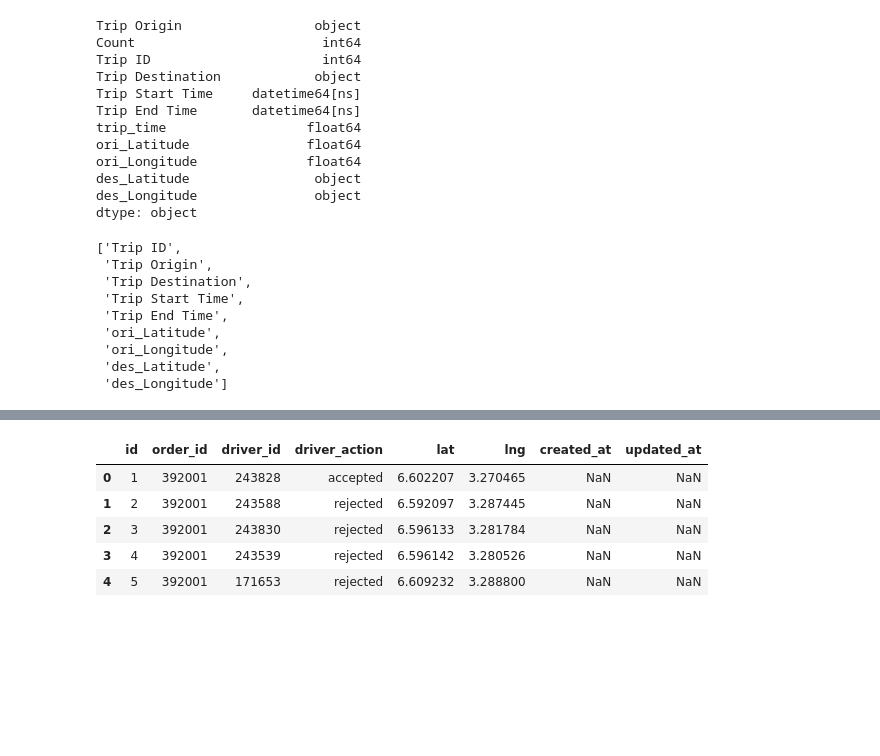
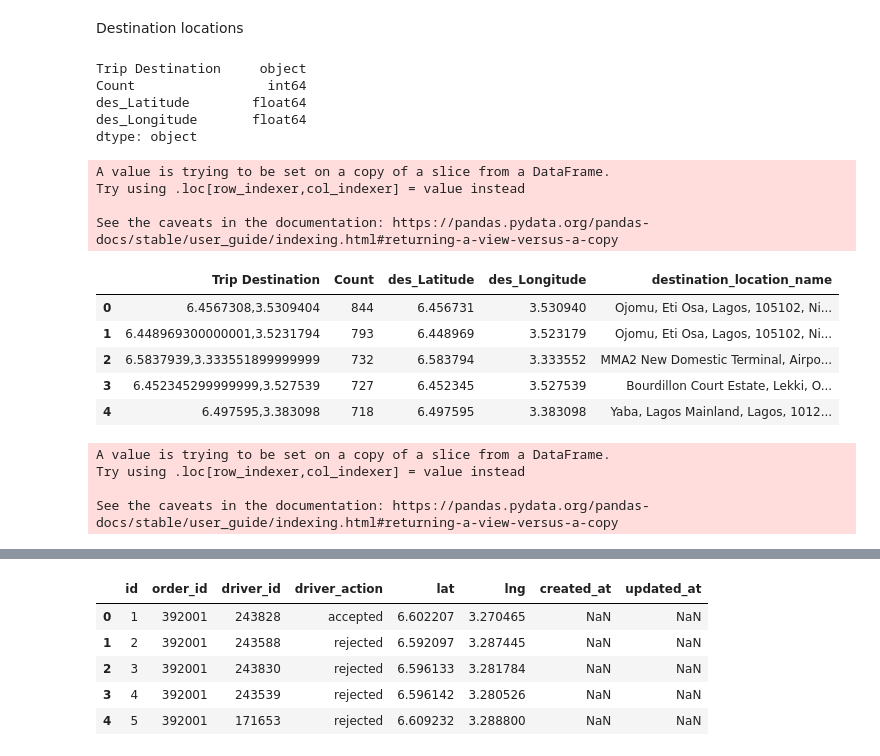
Before and after one commit to MohammedEsamaldin/Logistic-optimization, a Jupyter notebook: notebooks/Eda.ipynb, the cells around one changed output, grey strips where cells are left out. Cells and saved outputs as stored; diff of their text form; code cells hidden in the pictures; blank space fills up the shorter version.

```diff
--- a/notebooks/Eda.ipynb
+++ b/notebooks/Eda.ipynb
@@ -1,6 +1,11 @@
 # %%
 import pandas as pd
 import os
+import plotly.express as px
+from geopy.geocoders import Nominatim
+import matplotlib.pyplot as plt
+geoLoc = Nominatim(user_agent="GetLoc")
+
 # import pandas-profiling
 # %%
 df = pd.read_csv("/home/mohammed/Downloads/nb.csv")
@@ -101,16 +90 @@ location_df[['ori_Latitude', 'ori_Longitude']] = location_df[['ori_Latitude', 'o
-# %%
-location_df.dtypes
-# %% [output]
-Trip Origin                 object
-Count                        int64
-Trip ID                      int64
-Trip Destination            object
-Trip Start Time     datetime64[ns]
-Trip End Time       datetime64[ns]
-trip_time                  float64
-ori_Latitude               float64
-ori_Longitude              float64
-des_Latitude                object
-des_Longitude               object
-dtype: object
 # %%
@@ -122,15 +96,3 @@ fig.update_layout(mapbox_style="open-street-map")
 fig.update_layout(margin={"r":0,"t":0,"l":0,"b":0})
 fig.show()
-# %%
-location_df.columns.tolist()
-# %% [output]
-['Trip ID',
- 'Trip Origin',
- 'Trip Destination',
- 'Trip Start Time',
- 'Trip End Time',
- 'ori_Latitude',
- 'ori_Longitude',
- 'des_Latitude',
- 'des_Longitude']
 # %%
@@ -142,0 +105,12 @@ fig.show()
+# %% [markdown]
+Destination locations
+# %%
+ds=(db.head().groupby('Trip Destination',as_index=False).agg(Count=('Trip ID', 'count'))).sort_values(by="Count",ascending=False).reset_index(drop=True)
+ds[['des_Latitude', 'des_Longitude']] = ds['Trip Destination'].str.strip('( )').str.split(',', expand=True).apply(pd.to_numeric)
+ds.dtypes
+# %% [output]
+Trip Destination     object
+Count                 int64
+des_Latitude        float64
+des_Longitude       float64
+dtype: object
@@ -142,0 +123,34 @@ fig.show()
+# %%
+ds_top = ds.head(100)
+ds_top["destination_location_name"] = ds_top.apply(lambda x:str(geoLoc.reverse(str(x["des_Latitude"])+","+str(x["des_Longitude"]))),axis=1)
+# %% [output]
+A value is trying to be set on a copy of a slice from a DataFrame.
+Try using .loc[row_indexer,col_indexer] = value instead
+
+See the caveats in the documentation: https://pandas.pydata.org/pandas-docs/stable/user_guide/indexing.html#returning-a-view-versus-a-copy
+# %%
+ds_top.head()
+# %% [output]
+|  | Trip Destination | Count | des_Latitude | des_Longitude | destination_location_name |
+| 0 | 6.4567308,3.5309404 | 844 | 6.456731 | 3.530940 | Ojomu, Eti Osa, Lagos, 105102, Ni... |
+| 1 | 6.448969300000001,3.5231794 | 793 | 6.448969 | 3.523179 | Ojomu, Eti Osa, Lagos, 105102, Ni... |
+| 2 | 6.5837939,3.333551899999999 | 732 | 6.583794 | 3.333552 | MMA2 New Domestic Terminal, Airpo... |
+| 3 | 6.452345299999999,3.527539 | 727 | 6.452345 | 3.527539 | Bourdillon Court Estate, Lekki, O... |
+| 4 | 6.497595,3.383098 | 718 | 6.497595 | 3.383098 | Yaba, Lagos Mainland, Lagos, 1012... |
+# %%
+def split(text:str,ind:int=-4):
+    try:
+        text=text.split(',')[ind]
+        return text
+    except Exception:
+        if ind > 1:
+            print("Error occured")
+        else:
+            ind+=1
+            return split(text,ind)
+ds_top['destination_location_name']= ds_top['destination_location_name'].str.strip('( )').str.split(',', expand=True)
+# %% [output]
+A value is trying to be set on a copy of a slice from a DataFrame.
+Try using .loc[row_indexer,col_indexer] = value instead
+
+See the caveats in the documentation: https://pandas.pydata.org/pandas-docs/stable/user_guide/indexing.html#returning-a-view-versus-a-copy
```
Also changed, not shown: parts of 16 cells of this notebook.
